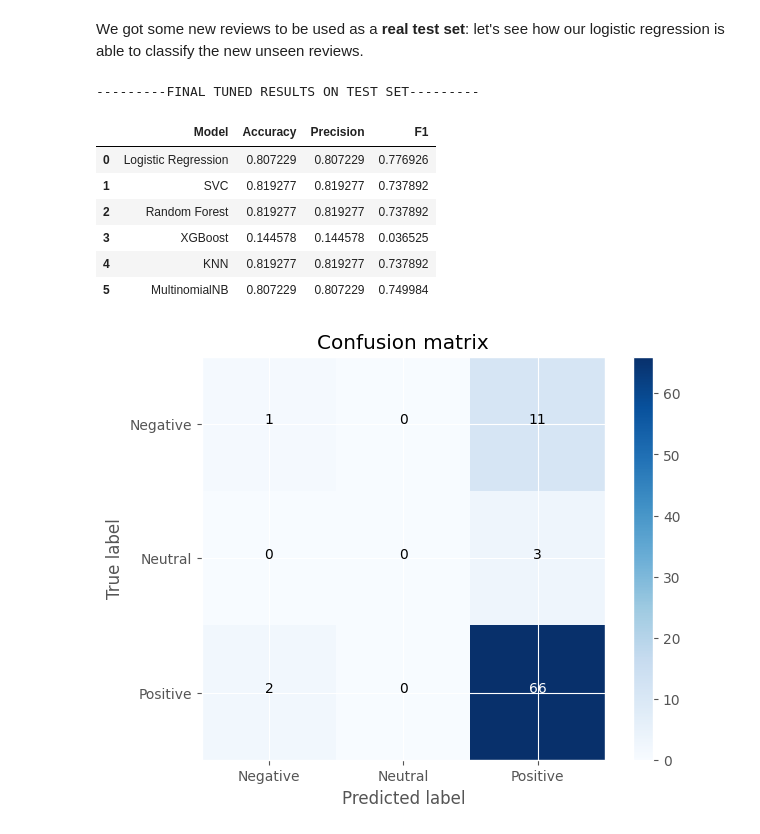
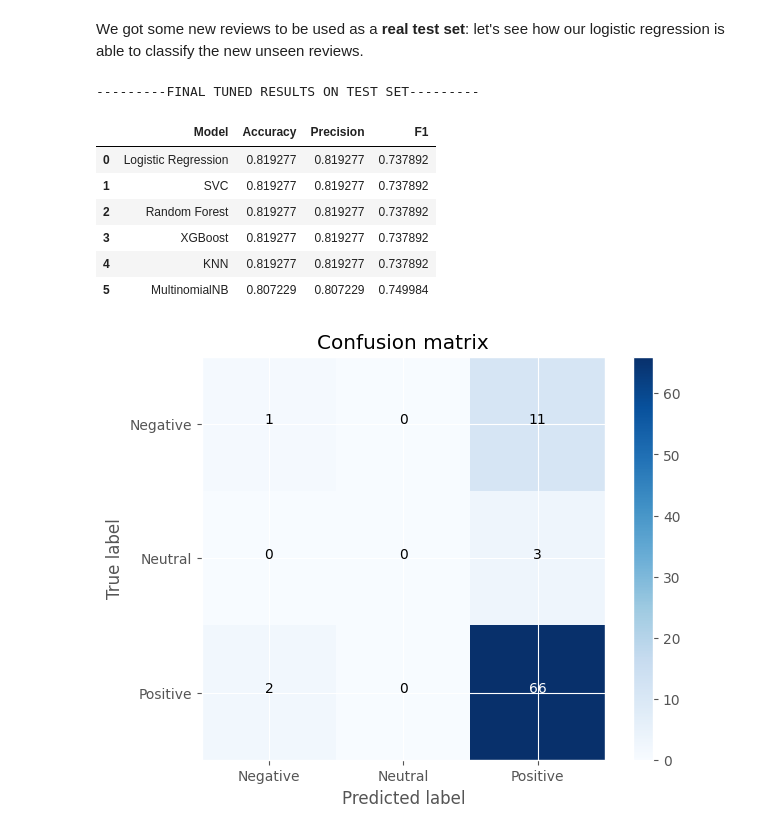
Before and after one commit to DavidAlexanderMoe/Sentiment-Analysis-and-Web-Scraping, a Jupyter notebook: Scripts/Analysis/4. Model Selection and Evaluation.ipynb, the cells around one changed output. Saved outputs shown, nothing was run; the diff lists cells and outputs as text; code cells hidden in the pictures.

Commit message:
Models

```diff
--- a/Scripts/Analysis/4. Model Selection and Evaluation.ipynb
+++ b/Scripts/Analysis/4. Model Selection and Evaluation.ipynb
@@ -599,21 +602,21 @@ X_val = tfidf.transform(df_test['Clean Review']).toarray()
 # %%
 print('---------FINAL TUNED RESULTS ON TEST SET---------')
 results = []
-for i, model in enumerate(tuned_crossval_models):
+for i, model in enumerate(tuned_models):
     y_val_pred = model.predict(X_val)
     accuracy = accuracy_score(y_val, y_val_pred)
     precision = precision_score(y_val, y_val_pred, average="micro")
     f1 = f1_score(y_val, y_val_pred, average="weighted")
-    results.append({'Model': tuned_crossval_dict[i], 'Accuracy': accuracy, 'Precision': precision, 'F1': f1})
+    results.append({'Model': tuned_dict[i], 'Accuracy': accuracy, 'Precision': precision, 'F1': f1})
 df_results = pd.DataFrame(results)
 df_results
 # %% [output]
 ---------FINAL TUNED RESULTS ON TEST SET---------
 |  | Model | Accuracy | Precision | F1 |
-| 0 | Logistic Regression | 0.807229 | 0.807229 | 0.776926 |
+| 0 | Logistic Regression | 0.819277 | 0.819277 | 0.737892 |
 | 1 | SVC | 0.819277 | 0.819277 | 0.737892 |
 | 2 | Random Forest | 0.819277 | 0.819277 | 0.737892 |
-| 3 | XGBoost | 0.144578 | 0.144578 | 0.036525 |
+| 3 | XGBoost | 0.819277 | 0.819277 | 0.737892 |
 | 4 | KNN | 0.819277 | 0.819277 | 0.737892 |
 | 5 | MultinomialNB | 0.807229 | 0.807229 | 0.749984 |
 # %%
```
Also changed, not shown: parts of 12 cells of this notebook.
